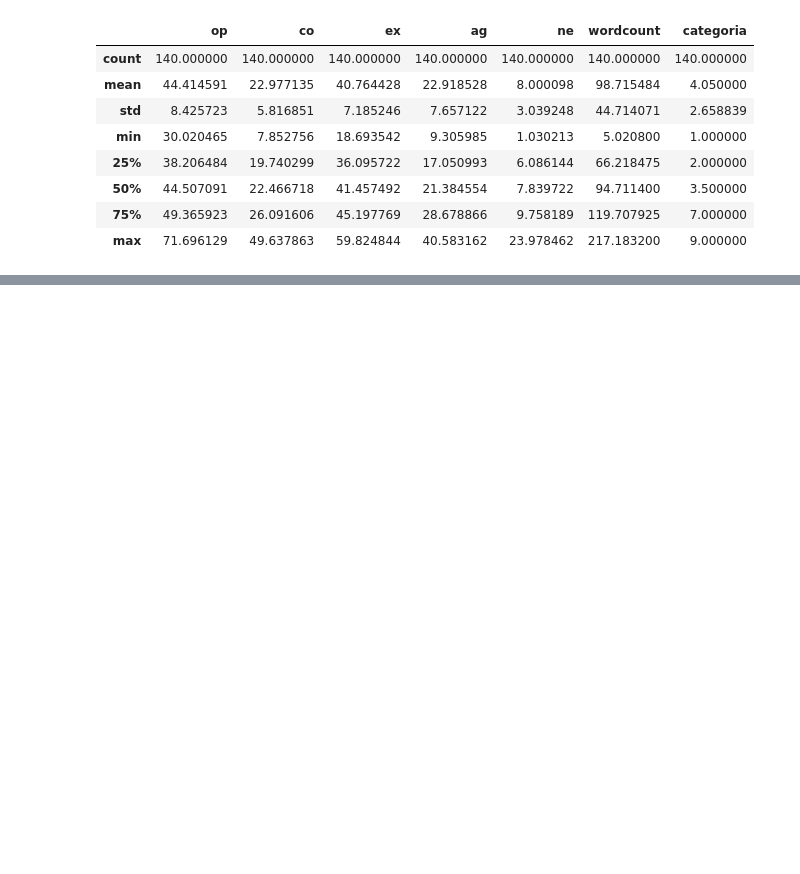
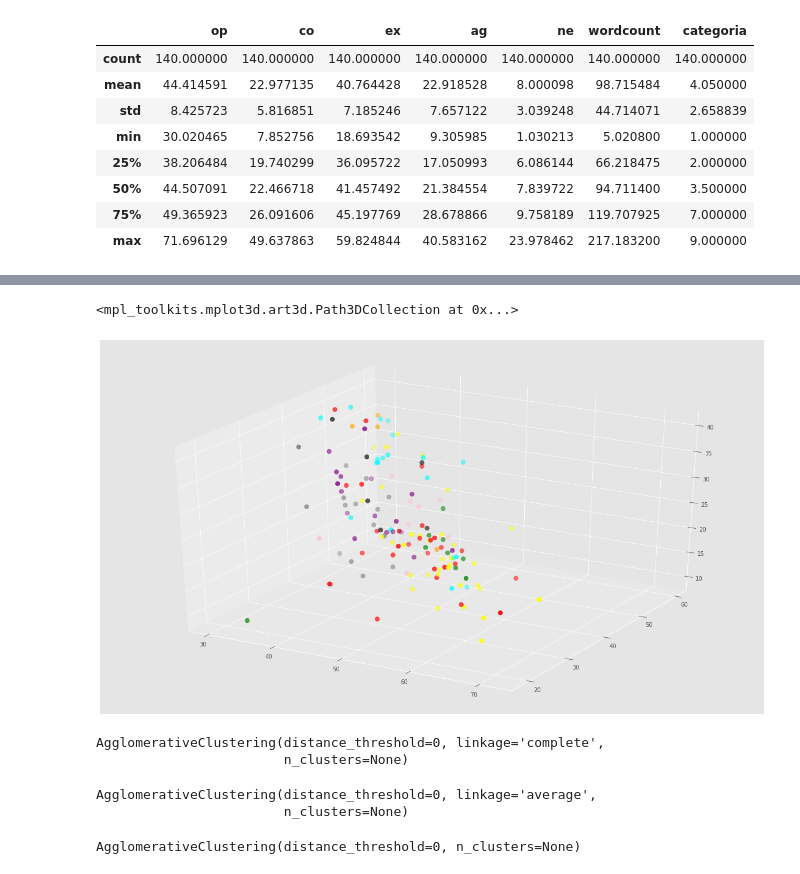
Before and after one commit to Simon-creator-jara/Inteligencia_artificial, a Jupyter notebook: Tecnica_jerarquica.ipynb, the cells around one changed output, grey strips where cells are left out. Drawn from its saved outputs; the diff is of its cells as text; code cells hidden in the pictures; blank space fills up the shorter version.

```diff
--- a/Tecnica_jerarquica.ipynb
+++ b/Tecnica_jerarquica.ipynb
@@ -45,0 +65,16 @@ datos.describe()
+# %%
+x = np.array(datos[['op','ex','ag']])
+y = np.array(datos['categoria'])
+# %%
+fig = plt.figure()
+ax = Axes3D(fig)
+colores = ['blue','red','yellow','green','cyan','orange','pink','purple','gray','black']
+asignar =[]
+
+for row in y:
+  asignar.append(colores[row])
+
+ax.scatter(x[:,0],x[:,1],x[:,2], c = asignar, s =60)
+# %% [output]
+<mpl_toolkits.mplot3d.art3d.Path3DCollection at 0x...>
+[figure, added]
@@ -45,0 +100,29 @@ datos.describe()
+# %%
+clusterCompleto = AgglomerativeClustering(affinity = 'euclidean',
+                                          linkage= 'complete',
+                                          n_clusters=None,
+                                          distance_threshold=0)
+
+clusterCompleto.fit(x)
+# %% [output]
+AgglomerativeClustering(distance_threshold=0, linkage='complete',
+                        n_clusters=None)
+# %%
+clusterPromedio = AgglomerativeClustering(affinity = 'euclidean',
+                                          linkage= 'average',
+                                          n_clusters=None,
+                                          distance_threshold=0)
+
+clusterPromedio.fit(x)
+# %% [output]
+AgglomerativeClustering(distance_threshold=0, linkage='average',
+                        n_clusters=None)
+# %%
+clusterWard = AgglomerativeClustering(affinity = 'euclidean',
+                                          linkage= 'ward',
+                                          n_clusters=None,
+                                          distance_threshold=0)
+
+clusterWard .fit(x)
+# %% [output]
+AgglomerativeClustering(distance_threshold=0, n_clusters=None)
```
Also changed, not shown: parts of 8 cells of this notebook.
